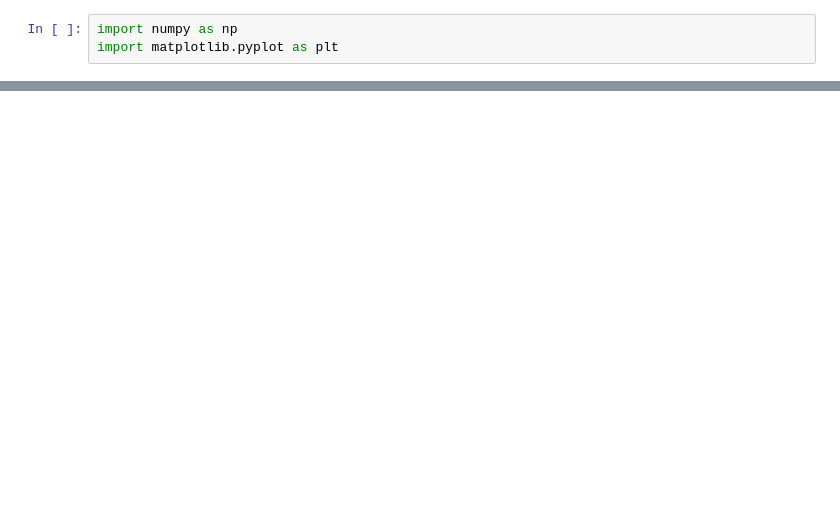
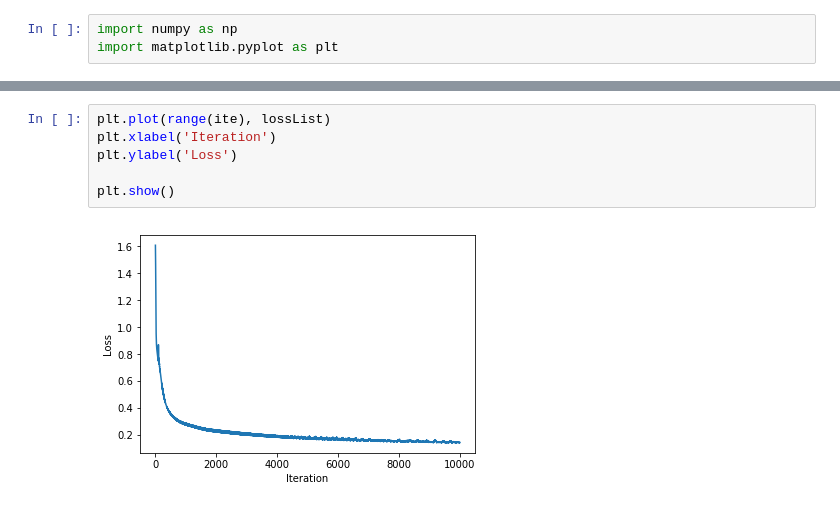
Before and after one commit to Tran-Nam/training-ARS, a Jupyter notebook: practice backprob.ipynb, the cells around one changed output, grey strips where cells are left out. Saved outputs shown, nothing was run; the diff lists cells and outputs as text; blank space fills up the shorter version.

```diff
--- a/practice backprob.ipynb
+++ b/practice backprob.ipynb
@@ -120,3 +121,11 @@ Iter:9000, Loss:0.20632401568275321
+# %%
+plt.plot(range(ite), lossList)
+plt.xlabel('Iteration')
+plt.ylabel('Loss')
+
+plt.show()
+# %% [output]
+[figure, added]
 # %%
 z1 = np.dot(X, W1) + b1 #N*d1
 a1 = np.maximum(0, z1)
```
Also changed, not shown: parts of 6 cells of this notebook.
